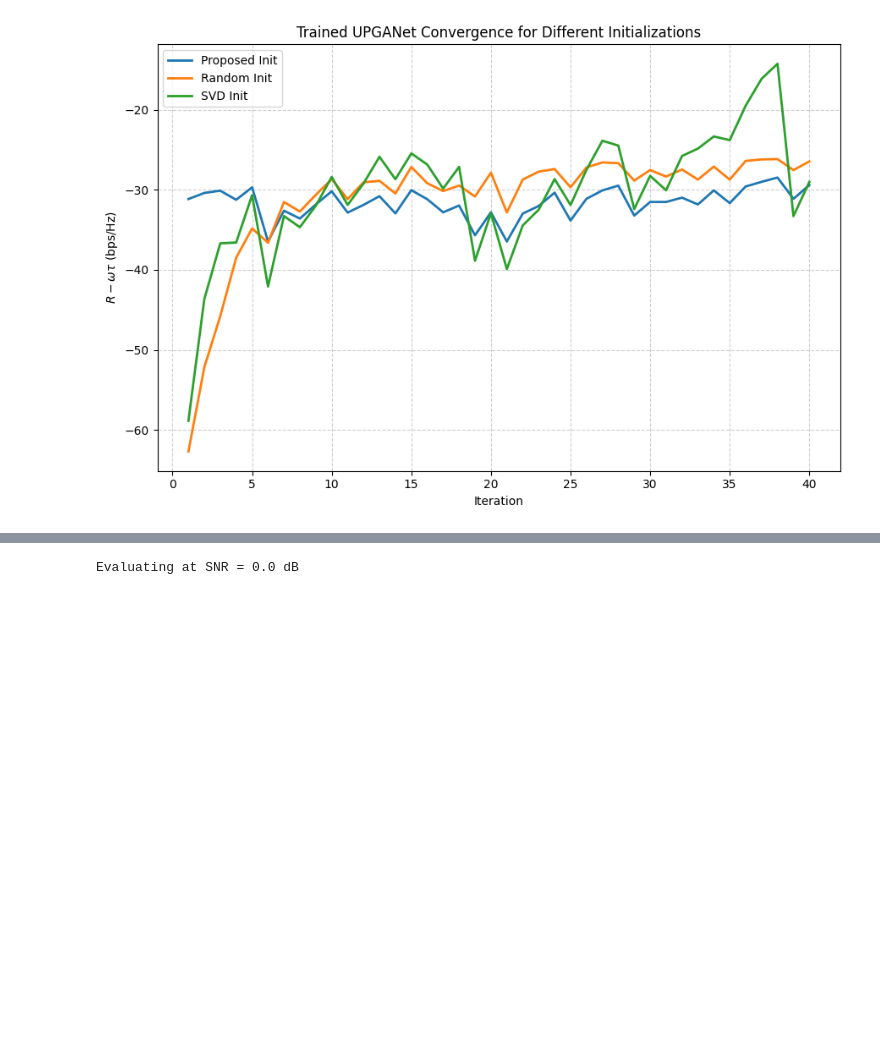
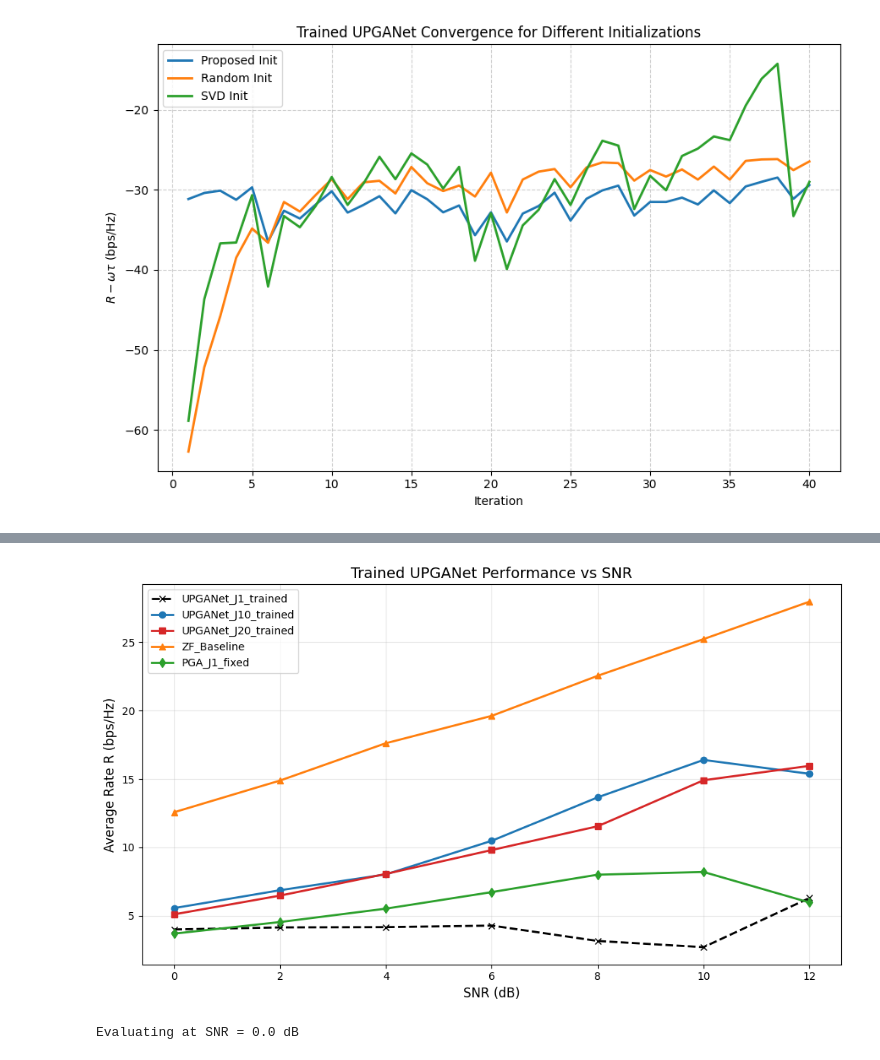
Before and after one commit to SurangaPrasad/mimo_jcas_system, a Jupyter notebook: pganet_implementation_upganet.ipynb, the cells around one changed output, grey strips where cells are left out. Cells and saved outputs as stored; diff of their text form; code cells hidden in the pictures; blank space fills up the shorter version.

Commit message:
upganet file is modified

```diff
--- a/pganet_implementation_upganet.ipynb
+++ b/pganet_implementation_upganet.ipynb
@@ -961,8 +703,8 @@ import torch.optim as optim
 import matplotlib.pyplot as plt
 
 # ==== Config ====
-num_epochs = 30
-num_channels = 100
+num_epochs = 100
+num_channels = 1000
 snr_min, snr_max = 0, 12
 
 print(f"Training config: epochs={num_epochs}, channels/epoch={num_channels}, SNR={snr_max} dB")
@@ -972,7 +714,7 @@ print(f"Training config: epochs={num_epochs}, channels/epoch={num_channels}, SNR
 # print(f"Channel batch shape: {H_batch.shape}")
 
 # ==== Training ====
-J_values = [10]
+J_values = [1]
 
 for J in J_values:
     print(f"\nTraining UPGANet (J={J})")
@@ -986,8 +728,8 @@ for J in J_values:
 
         for ch_idx in range(num_channels):
             H_ch = generate_channel_torch(N, M, L=20, device=device)
-            snr_db = snr_max
-            # snr_db = torch.tensor(snr_max, device=device)
+            # snr_db = snr_max
+            snr_db = np.random.uniform(snr_min, snr_max)
             Psi = torch.tensor(compute_psi(snr_db), dtype=torch.cfloat, device=device)
             P_BS = sigma_n2 * 10**(snr_db / 10)
             P_BS_t = torch.tensor(P_BS, dtype=torch.float32, device=device)
@@ -1271,7 +981,7 @@ def run_pga(H, A0, D0, J, I_max, mu, lambda_, omega, sigma_n2, Psi, theta_grid,
     A = A0.copy()
     D = D0.copy()
     eta = 1 / N
-    R_omega_tau = []
+    # R_omega_tau = []
 
     for i in range(I_max):
         # --- Analog precoder update ---
@@ -1295,9 +1005,9 @@ def run_pga(H, A0, D0, J, I_max, mu, lambda_, omega, sigma_n2, Psi, theta_grid,
         # --- Objective: R - ωτ ---
         R = compute_rate(H, A, D, sigma_n2)
         tau = compute_tau(A, D, Psi, theta_grid)
-        R_omega_tau.append(float(np.real(R - omega * tau)))
+        # R_omega_tau.append(float(np.real(R - omega * tau)))
 
-    return np.array(R_omega_tau)
+    return R, A, D
 
 # === Experiment Parameters ===
 I_max = 120
@@ -1586,7 +1296,7 @@ Evaluating trained UPGANet: R - ωτ vs Iteration | SNR=12 dB
 ======================================================================
 [figure]
 # %%
-def evaluate_trained_upganet(model_path, J=1, num_realizations=40, snr_range=range(0, 13)):
+def evaluate_trained_upganet(model_path, J, num_realizations=100, snr_range=range(0, 13)):
     """
     Evaluate a trained UPGANet model and compute the average achievable rate vs SNR.
     """
@@ -1684,3 +1430,31 @@ SNR = 12 dB → Avg R = 14.6908 bps/Hz
+# %%
+# fixed_results['UPGANet_J20_trained'] = trained_results
+
+# Re-plot including trained model
+plt.figure(figsize=(10, 6))
+snrs = list(range(0, 13, 2))
+
+for label, rates in fixed_results.items():
+    if 'UPGANet_J1_trained' in label:
+        plt.plot(snrs, rates, marker='x', linewidth=2, color='black', linestyle='--', label='UPGANet_J1_trained')
+    elif 'UPGANet_J10_trained' in label:
+        plt.plot(snrs, rates, marker='o', linewidth=2, color='tab:blue', label='UPGANet_J10_trained')
+    elif 'UPGANet_J20_trained' in label:
+        plt.plot(snrs, rates, marker='s', linewidth=2, color='tab:red', label='UPGANet_J20_trained')
+    elif 'PGA_J1_fixed' in label:
+        plt.plot(snrs, rates, marker='d', linewidth=2, color='tab:green', label='PGA_J1_fixed')
+    else:
+        plt.plot(snrs, rates, marker='^', linewidth=2, color='tab:orange', label='ZF_Baseline')
+
+plt.xlabel('SNR (dB)', fontsize=12)
+plt.ylabel('Average Rate R (bps/Hz)', fontsize=12)
+plt.title('Trained UPGANet Performance vs SNR', fontsize=14)
+plt.grid(True, alpha=0.3)
+plt.legend(fontsize=10)
+plt.tight_layout()
+plt.show()
+# %% [output]
+[figure, added]
 # %%
 # === Experiment Parameters ===
 device = 'cuda' if torch.cuda.is_available() else 'cpu'
```
Also changed, not shown: parts of 7 cells of this notebook.
